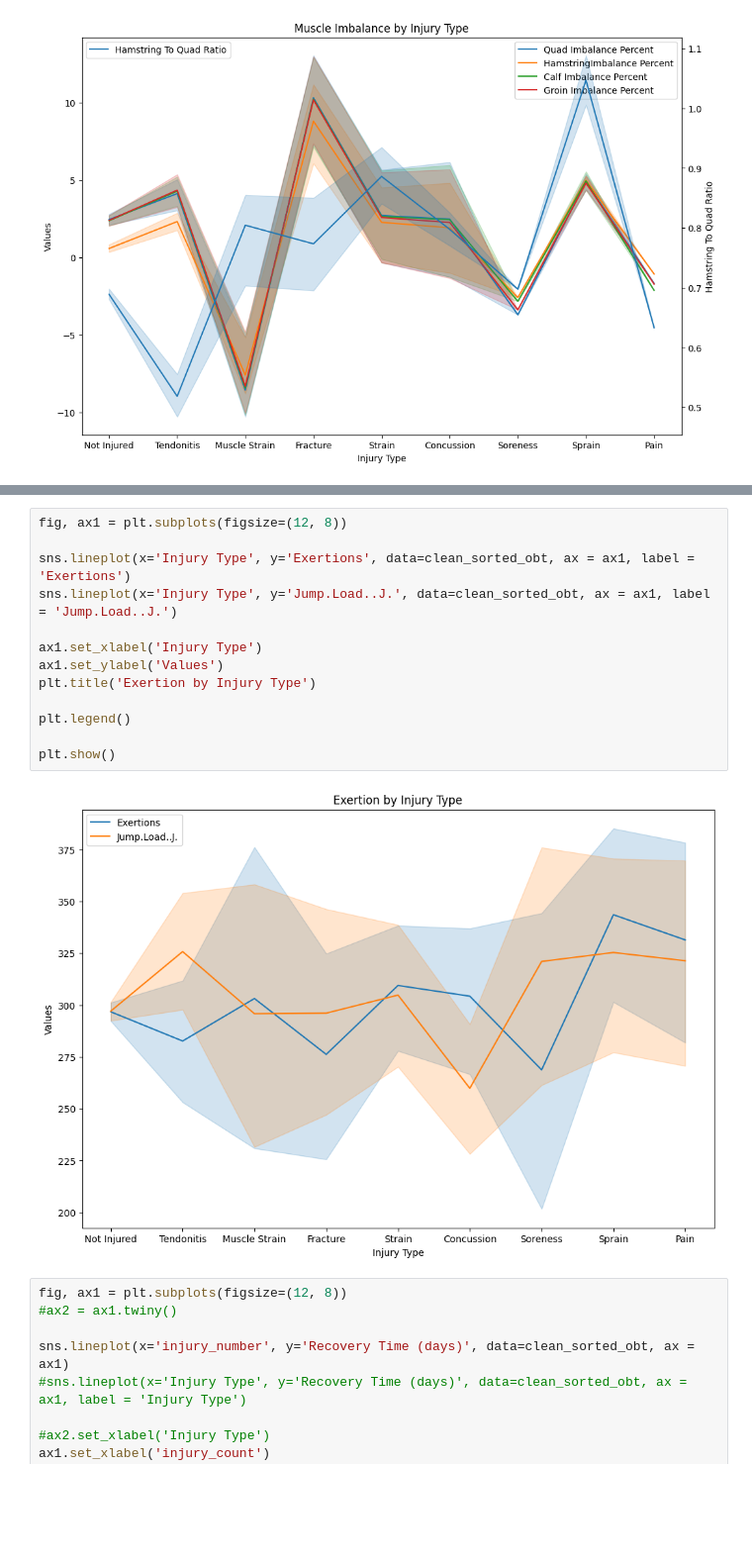
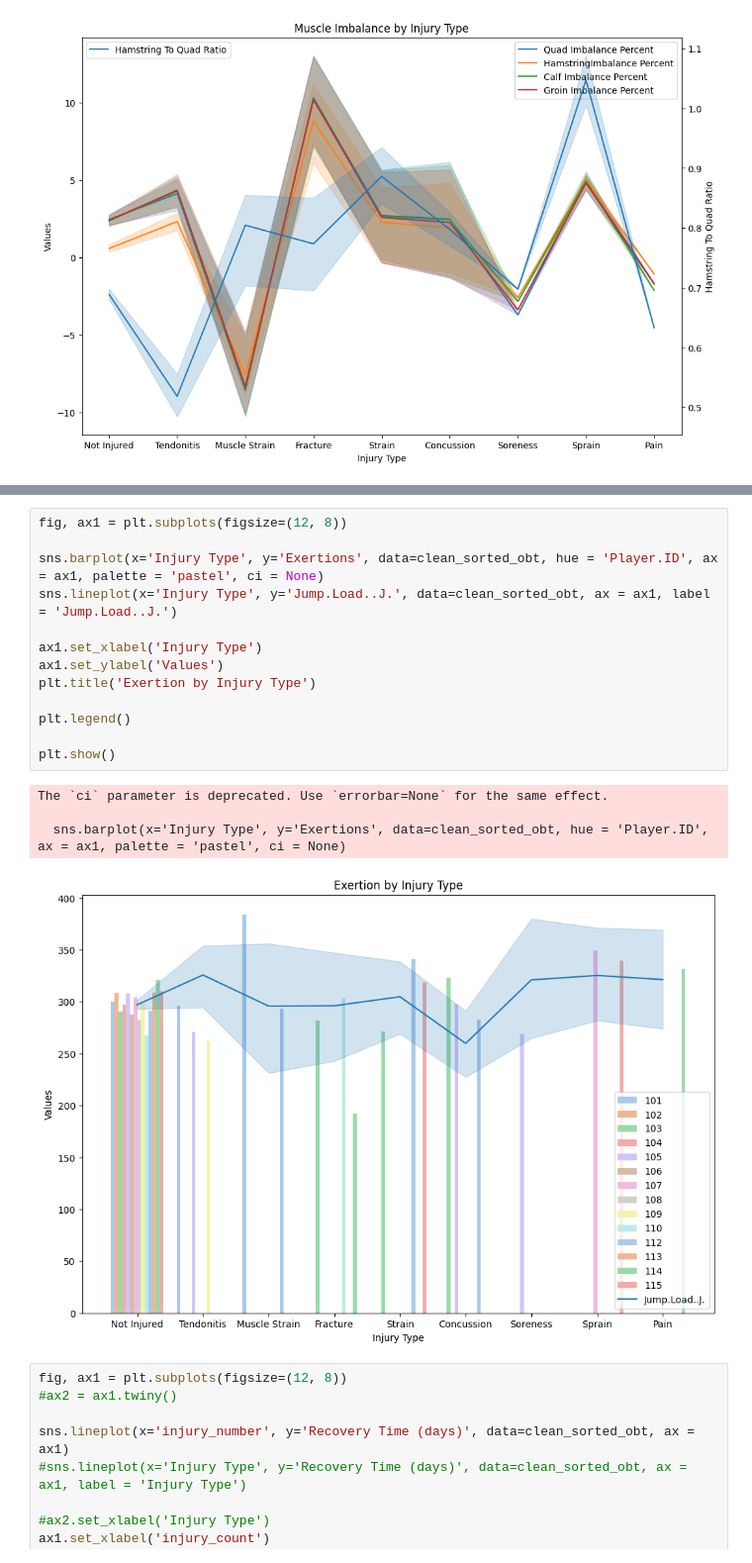
Before and after one commit to sskashya/Stat_padding-DataScience-Competition, a Jupyter notebook: ds_comp_eda.ipynb, the cells around one changed output, grey strips where cells are left out. Shown at 99% size. Cells and saved outputs as stored; diff of their text form; blank space fills up the shorter version.

Commit message:
trying to figure out presentation

```diff
--- a/ds_comp_eda.ipynb
+++ b/ds_comp_eda.ipynb
@@ -489,18 +491,21 @@ plt.show()
 # %%
 fig, ax1 = plt.subplots(figsize=(12, 8))
 
-sns.lineplot(x='Injury Type', y='Exertions', data=clean_sorted_obt, ax = ax1, label = 'Exertions')
+sns.barplot(x='Injury Type', y='Exertions', data=clean_sorted_obt, hue = 'Player.ID', ax = ax1, palette = 'pastel', ci = None)
 sns.lineplot(x='Injury Type', y='Jump.Load..J.', data=clean_sorted_obt, ax = ax1, label = 'Jump.Load..J.')
 
 ax1.set_xlabel('Injury Type')
 ax1.set_ylabel('Values')
 plt.title('Exertion by Injury Type')
 
 plt.legend()
 
 plt.show()
 # %% [output]
+The `ci` parameter is deprecated. Use `errorbar=None` for the same effect.
+
+  sns.barplot(x='Injury Type', y='Exertions', data=clean_sorted_obt, hue = 'Player.ID', ax = ax1, palette = 'pastel', ci = None)
-[figure, old version]
+[figure, new version]
 # %%
 fig, ax1 = plt.subplots(figsize=(12, 8))
 #ax2 = ax1.twiny()
```
Also changed, not shown: parts of 1 cell of this notebook.
